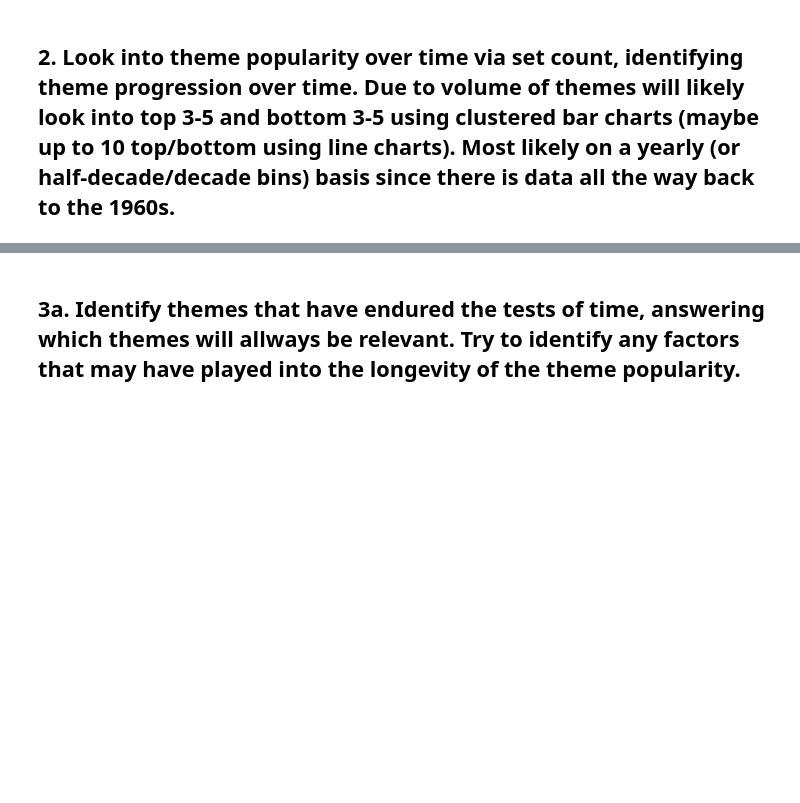
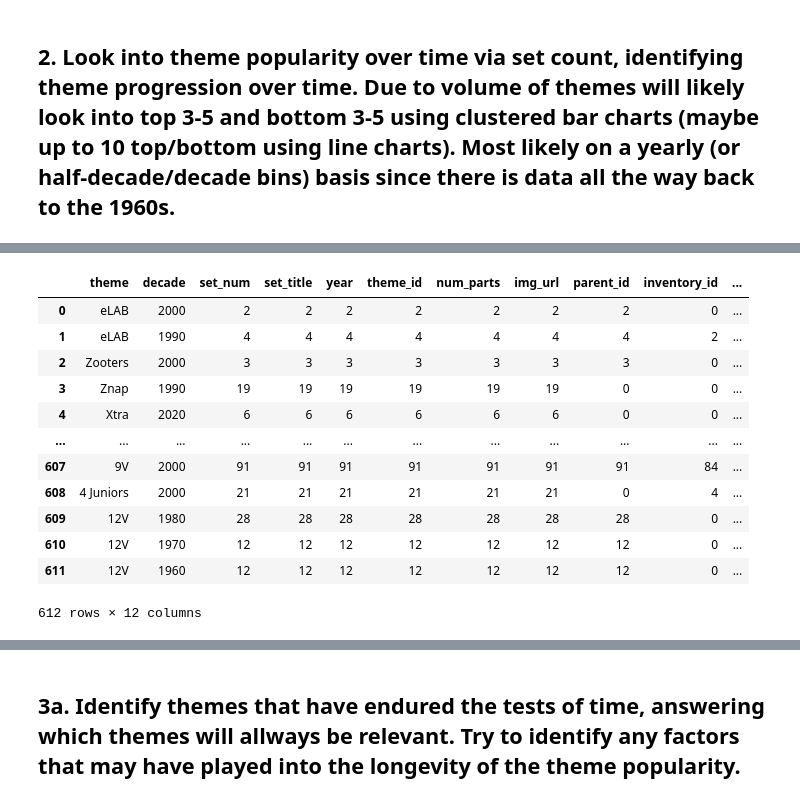
Before and after one commit to david423br/david-ruiz-capstone-ddr14, a Jupyter notebook: notebook/Lego_Capstone.ipynb, the cells around one changed output, grey strips where cells are left out. Drawn from its saved outputs; the diff is of its cells as text; code cells hidden in the pictures; blank space fills up the shorter version.

```diff
--- a/notebook/Lego_Capstone.ipynb
+++ b/notebook/Lego_Capstone.ipynb
@@ -205,0 +207,17 @@ story_1_df
+# %%
+decade_df = story_1_df.groupby(['theme', 'decade']).count().sort_values('theme', ascending=False).reset_index()
+decade_df
+# %% [output]
+|  | theme | decade | set_num | set_title | year | theme_id | num_parts | img_url | parent_id | inventory_id | ... |
+| 0 | eLAB | 2000 | 2 | 2 | 2 | 2 | 2 | 2 | 2 | 0 | ... |
+| 1 | eLAB | 1990 | 4 | 4 | 4 | 4 | 4 | 4 | 4 | 2 | ... |
+| 2 | Zooters | 2000 | 3 | 3 | 3 | 3 | 3 | 3 | 3 | 0 | ... |
+| 3 | Znap | 1990 | 19 | 19 | 19 | 19 | 19 | 19 | 0 | 0 | ... |
+| 4 | Xtra | 2020 | 6 | 6 | 6 | 6 | 6 | 6 | 0 | 0 | ... |
+| ... | ... | ... | ... | ... | ... | ... | ... | ... | ... | ... | ... |
+| 607 | 9V | 2000 | 91 | 91 | 91 | 91 | 91 | 91 | 91 | 84 | ... |
+| 608 | 4 Juniors | 2000 | 21 | 21 | 21 | 21 | 21 | 21 | 0 | 4 | ... |
+| 609 | 12V | 1980 | 28 | 28 | 28 | 28 | 28 | 28 | 28 | 0 | ... |
+| 610 | 12V | 1970 | 12 | 12 | 12 | 12 | 12 | 12 | 12 | 0 | ... |
+| 611 | 12V | 1960 | 12 | 12 | 12 | 12 | 12 | 12 | 12 | 0 | ... |
+612 rows × 12 columns
```
Also changed, not shown: parts of 8 cells of this notebook, 1 other file.
